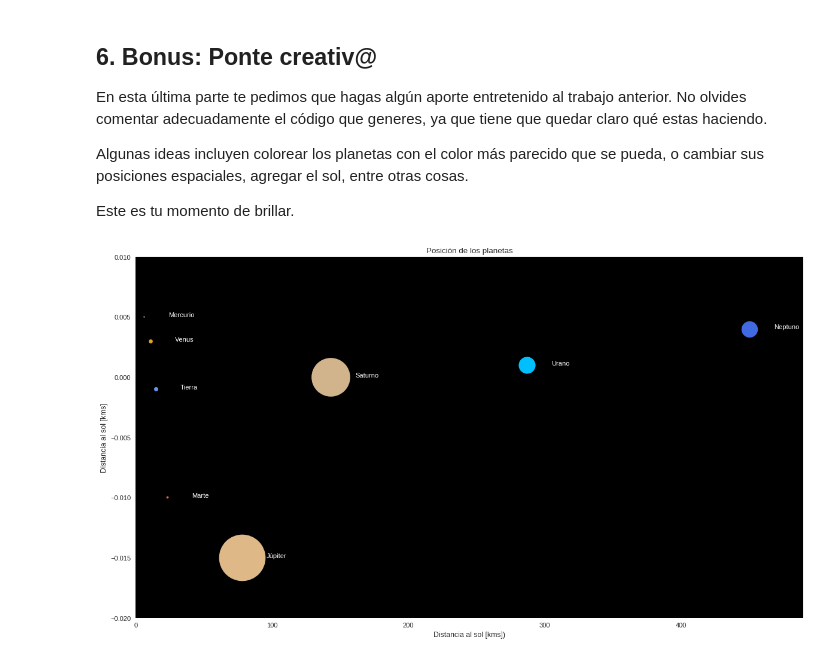
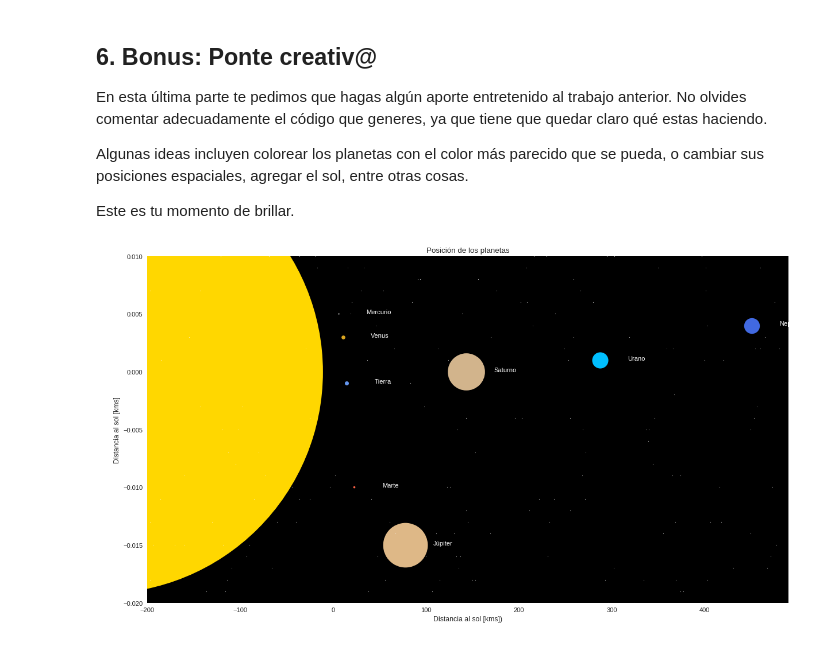
Before and after one commit to DanielaM8/minitarea1, a Jupyter notebook: minitarea1.ipynb, the cells around one changed output. Saved outputs shown, nothing was run; the diff lists cells and outputs as text; code cells hidden in the pictures.

```diff
--- a/minitarea1.ipynb
+++ b/minitarea1.ipynb
@@ -200,33 +200,42 @@ for planeta in dict_planetas.values():
     n=0.003
   if planeta.getNombre()=='Tierra':
     colorplaneta='cornflowerblue'
     n=-0.001
   if planeta.getNombre()=='Marte':
     colorplaneta='tomato'
     n=-0.01
   if planeta.getNombre()=='Júpiter':
     colorplaneta='burlywood'
     n=-0.015
   if planeta.getNombre()=='Saturno':
     colorplaneta='tan'
     n=0
   if planeta.getNombre()=='Urano':
     colorplaneta='deepskyblue'
     n=0.001
   if planeta.getNombre()=='Neptuno':
     colorplaneta='royalblue'
     n=0.004
   plt.plot(planeta.getDistancia()/10000000, n, 'o', markersize=planeta.getRadio()/1000,color=colorplaneta)
-  plt.text(planeta.getDistancia()/10000000 +18, n, planeta.getNombre(), rotation=0, size=10,color='w')
+  plt.text(planeta.getDistancia()/10000000 +30, n, planeta.getNombre(), rotation=0, size=10,color='w')
 
+#Sol
+#No se encuentra ubicado en el origen para poder graficarlo a escala y que no tapara los planetas
+plt.plot(-250, 0, 'o', markersize=695.51,color='gold')
+plt.text(-250,0, 'Sol', rotation=0, size=10,color='w')
 
+for estrella in range(1000):
+  if estrella%2==0:
+    plt.plot(random.randint(-200,490),random.randint(1,100)/1000 , '*',markersize=1.5,color='w')
+  else:
+    plt.plot(random.randint(-200,490),-random.randint(1,100)/1000 , '*',markersize=1.5,color='w')
 
 
 plt.xlabel('Distancia al sol [kms])')
 plt.ylabel('Distancia al sol [kms]')
 plt.title('Posición de los planetas')
 plt.rcParams['axes.facecolor']='black'
-plt.axis([-0.2,490,-0.02,0.01])
+plt.axis([-200,490,-0.02,0.01])
 plt.grid(False)
 # %% [output]
-[figure, old version]
+[figure, new version]
```
